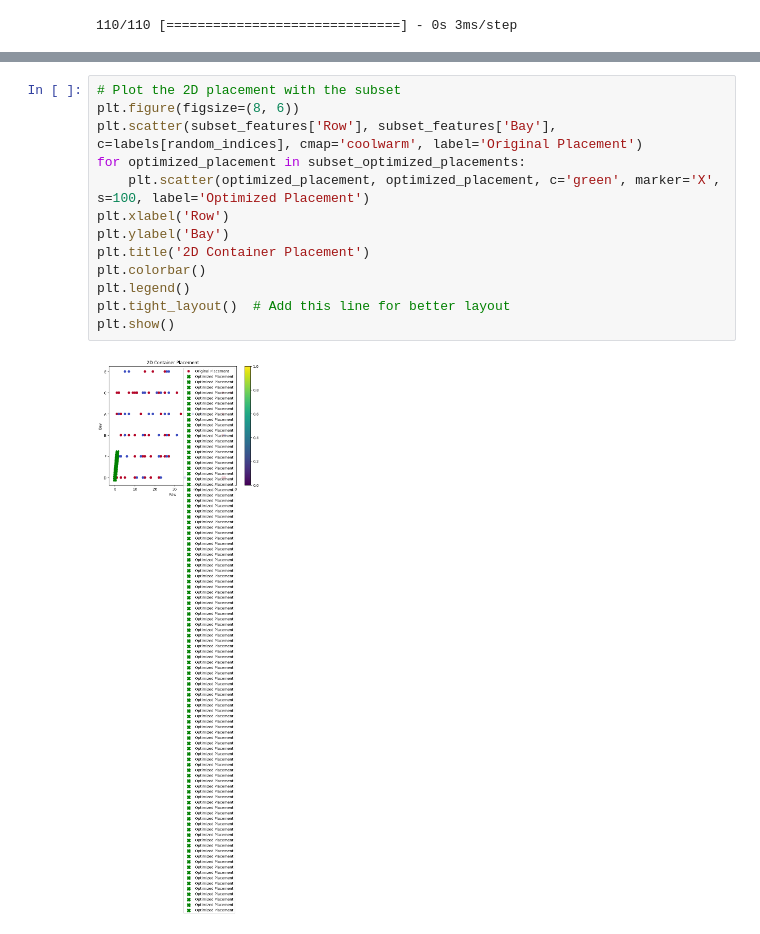
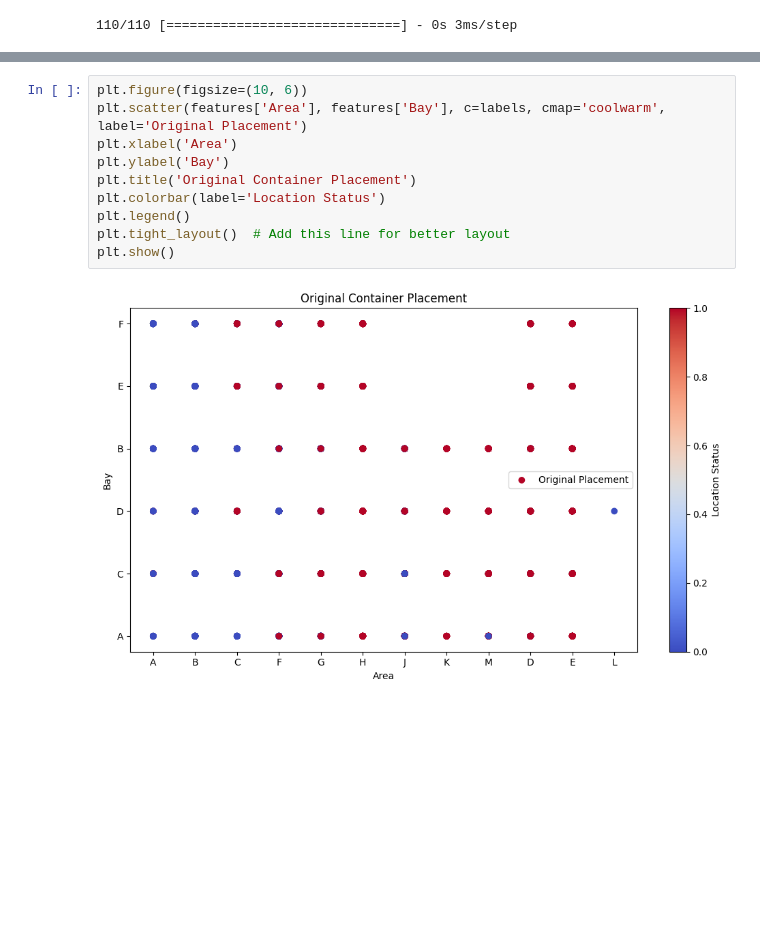
Before and after one commit to Jaivik-Jariwala/Yard_managment_ai, a Jupyter notebook: Container_Placement.ipynb, the cells around one changed output, grey strips where cells are left out. Saved outputs shown, nothing was run; the diff lists cells and outputs as text; blank space fills up the shorter version.

Commit message:
Update : Graph improved

```diff
--- a/Container_Placement.ipynb
+++ b/Container_Placement.ipynb
@@ -160,15 +158,12 @@ subset_optimized_placements = [optimized_placements[i] for i in random_indices]
 # %%
-# Plot the 2D placement with the subset
-plt.figure(figsize=(8, 6))
-plt.scatter(subset_features['Row'], subset_features['Bay'], c=labels[random_indices], cmap='coolwarm', label='Original Placement')
-for optimized_placement in subset_optimized_placements:
-    plt.scatter(optimized_placement, optimized_placement, c='green', marker='X', s=100, label='Optimized Placement')
-plt.xlabel('Row')
+plt.figure(figsize=(10, 6))
+plt.scatter(features['Area'], features['Bay'], c=labels, cmap='coolwarm', label='Original Placement')
+plt.xlabel('Area')
 plt.ylabel('Bay')
-plt.title('2D Container Placement')
-plt.colorbar()
+plt.title('Original Container Placement')
+plt.colorbar(label='Location Status')
 plt.legend()
 plt.tight_layout()  # Add this line for better layout
 plt.show()
 # %% [output]
-[figure, old version]
+[figure, new version]
```
Also changed, not shown: parts of 14 cells of this notebook.
